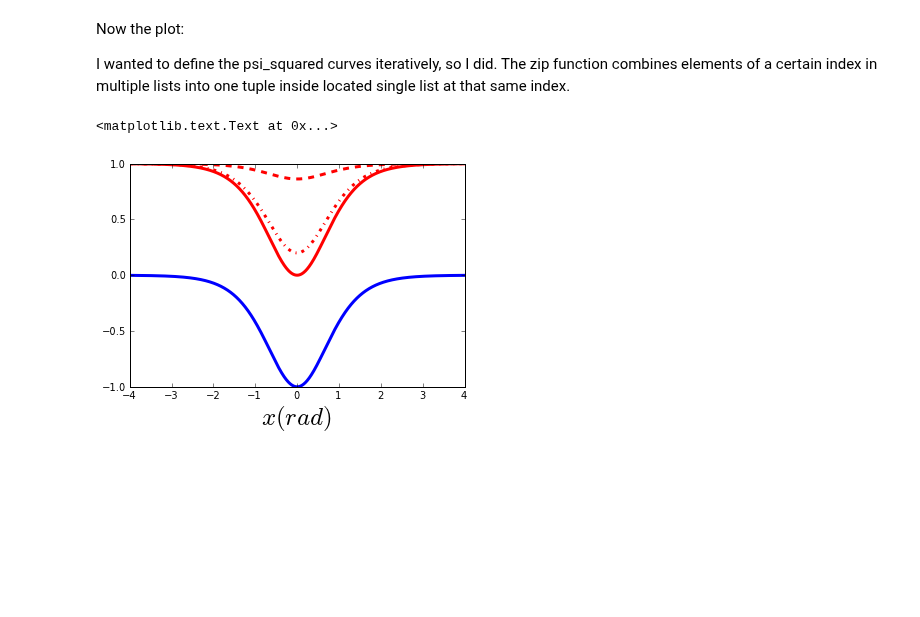
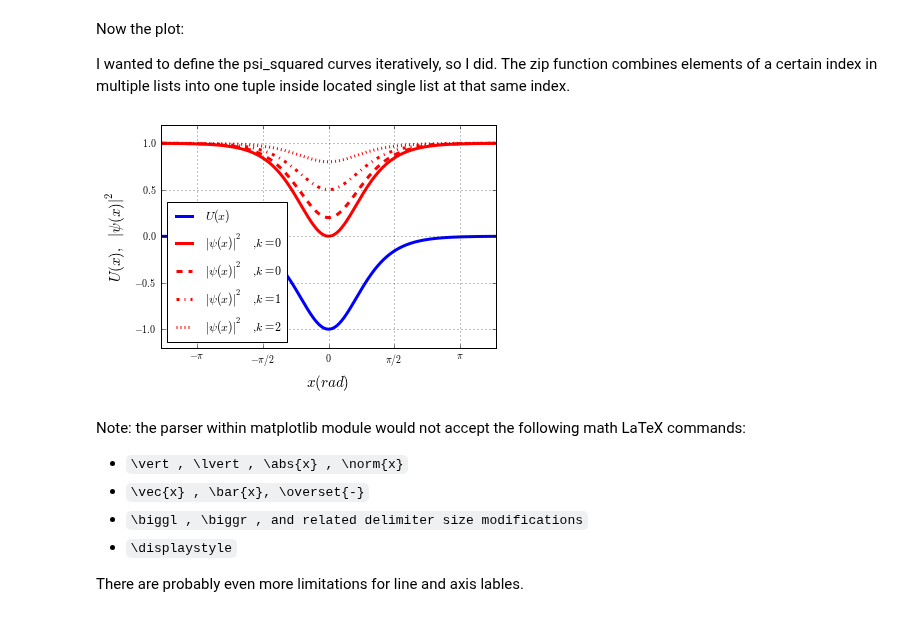
Before and after one commit to kbouch/PHYS202-S13, a Jupyter notebook: Week3/GraphicsEx2.ipynb, the cells around one changed output. Cells and saved outputs as stored; diff of their text form; code cells hidden in the pictures; blank space fills up the shorter version.

```diff
--- a/Week3/GraphicsEx2.ipynb
+++ b/Week3/GraphicsEx2.ipynb
@@ -103,13 +103,26 @@ Now the plot:
 
 I wanted to define the psi_squared curves iteratively, so I did. The zip function combines elements of a certain index in multiple lists into one tuple inside located single list at that same index.
 # %%
-plt.plot(D, U, color='b', linewidth=3.0, linestyle='-', label='$U(x)$')
-for k_fmt in zip([0, 2.5, 0.5],['-','--','-.',':']):
-    plt.plot(D, psi_squared(D,k_fmt[0]), color='r', linewidth=3.0, linestyle=k_fmt[1])#, label="$ \lvert \psi (x) \rvert ^2  $" )#  str(k_fmt[0]))
+plt.plot(D, U, color='b', linewidth=3.0, linestyle='-', label='$U(x)$', scalex=False, scaley=False)
+for k_fmt in zip([0.0,0.5,1.0,2.0],['-','--','-.',':']):
+    plt.plot(D, psi_squared(D,k_fmt[0]), color='r', linewidth=3.0, linestyle=k_fmt[1], label= '$ { | \psi (x) | }^2 \; ,k= %d $' % (k_fmt[0],))
 
-plt.xlabel('$ x (rad) $', fontsize=25)
-#plt.xlabel('$ U(x), \; {\lvert \psi (x) \rvert} ^2 $', fontsize=25)
-#plt.legend(loc='lower left')
+#axis([xmin,xmax,ymin,ymax])
+axis([-4.0,4.0,-1.2,1.2])
+
+grid(b=True, which='major', axis='both')
+
+plt.xlabel('$ x (rad) $', fontsize=15)
+plt.ylabel('$ U(x), \; {| \psi (x) |} ^2 $', fontsize=15)
+plt.legend(loc='lower left')
+
+xlocs = np.arange(-np.pi,np.pi + 0.5*np.pi,(np.pi/2.0))
+xticklabels = np.array(['$ - \pi $','$ - \pi / 2 $','$0$','$ \pi / 2 $','$ \pi $'], dtype='string')
+
+ylocs = np.arange(-1.0,1.5,0.5)
+yticklabels = np.array(['$-1.0$','$-0.5$','$0.0$','$0.5$','$1.0$'],dtype='string')
+
+(a,b) = plt.xticks(xlocs,xticklabels)
+(c,d) = plt.yticks(ylocs,yticklabels)
 # %% [output]
-<matplotlib.text.Text at 0x...>
-[figure, old version]
+[figure, new version]
@@ -121,0 +129,9 @@ matplotlib.lines.Line2D?
+# %% [markdown]
+Note: the parser within matplotlib module would not accept the following math LaTeX commands:
+
++ `\vert , \lvert , \abs{x} , \norm{x}`
++ `\vec{x} , \bar{x}, \overset{-}`
++ `\biggl , \biggr , and related delimiter size modifications`
++ `\displaystyle`
+
+There are probably even more limitations for line and axis lables.
```
Also changed, not shown: parts of 4 cells of this notebook.
